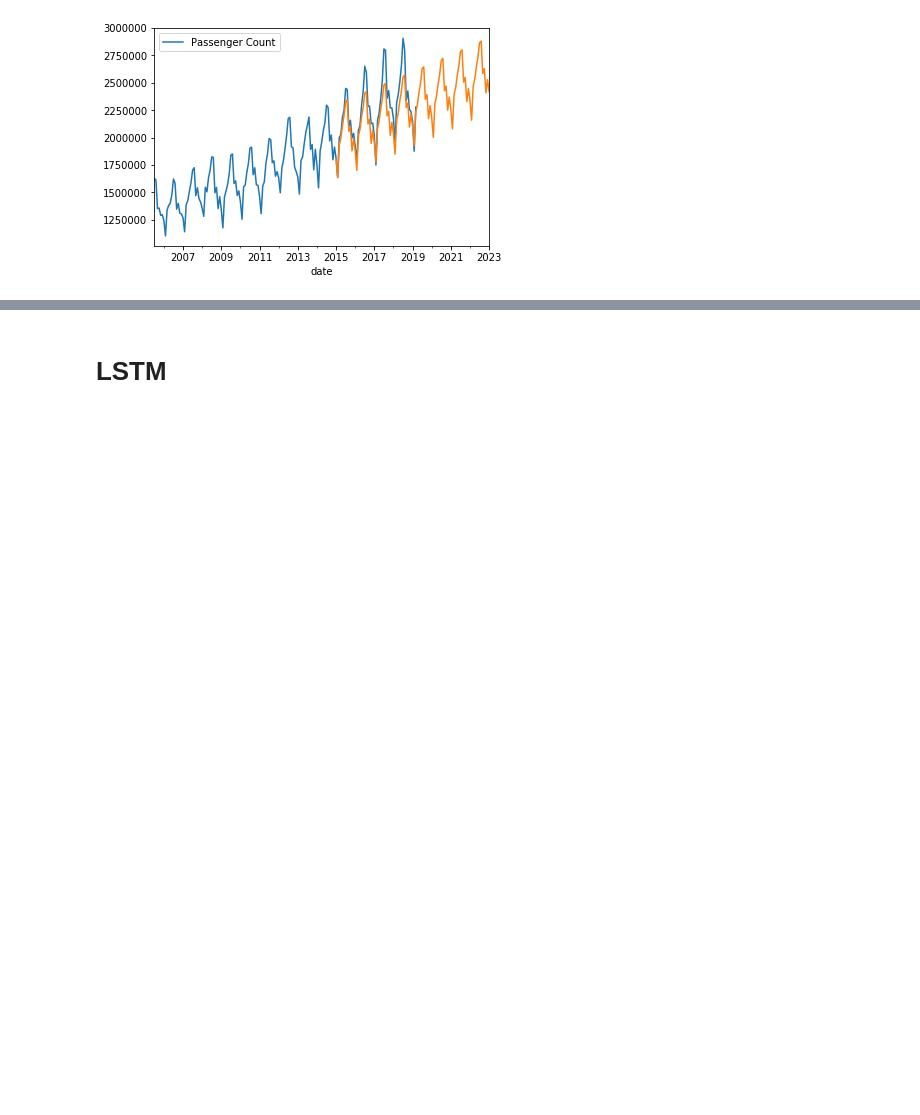
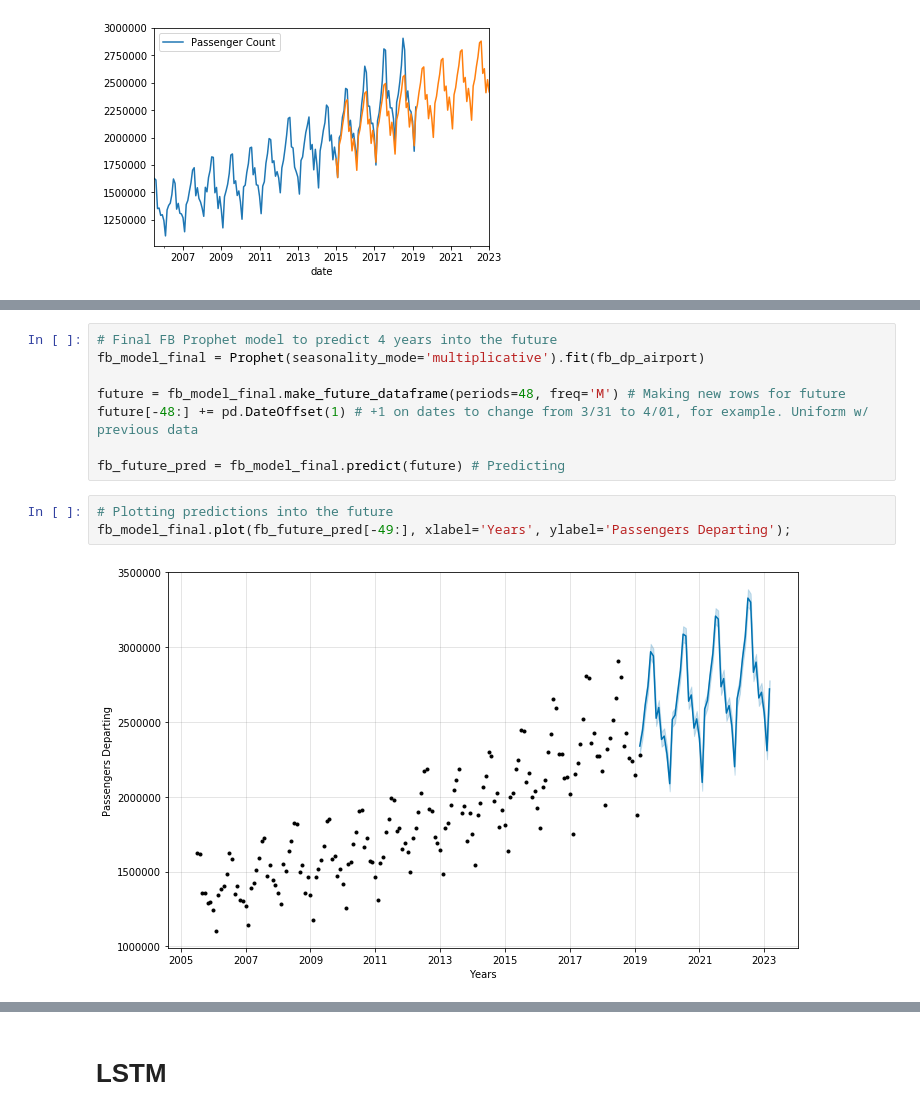
Before and after one commit to Alexandre987/SFO_Time_Series, a Jupyter notebook: Demand_Forecasting.ipynb, the cells around one changed output, grey strips where cells are left out. Drawn from its saved outputs; the diff is of its cells as text; blank space fills up the shorter version.

```diff
--- a/Demand_Forecasting.ipynb
+++ b/Demand_Forecasting.ipynb
@@ -564,0 +679,13 @@ final_sarima_prediction.plot()
+# %%
+# Final FB Prophet model to predict 4 years into the future
+fb_model_final = Prophet(seasonality_mode='multiplicative').fit(fb_dp_airport)
+
+future = fb_model_final.make_future_dataframe(periods=48, freq='M') # Making new rows for future
+future[-48:] += pd.DateOffset(1) # +1 on dates to change from 3/31 to 4/01, for example. Uniform w/ previous data
+
+fb_future_pred = fb_model_final.predict(future) # Predicting
+# %%
+# Plotting predictions into the future
+fb_model_final.plot(fb_future_pred[-49:], xlabel='Years', ylabel='Passengers Departing');
+# %% [output]
+[figure, added]
```
Also changed, not shown: parts of 32 cells of this notebook.
